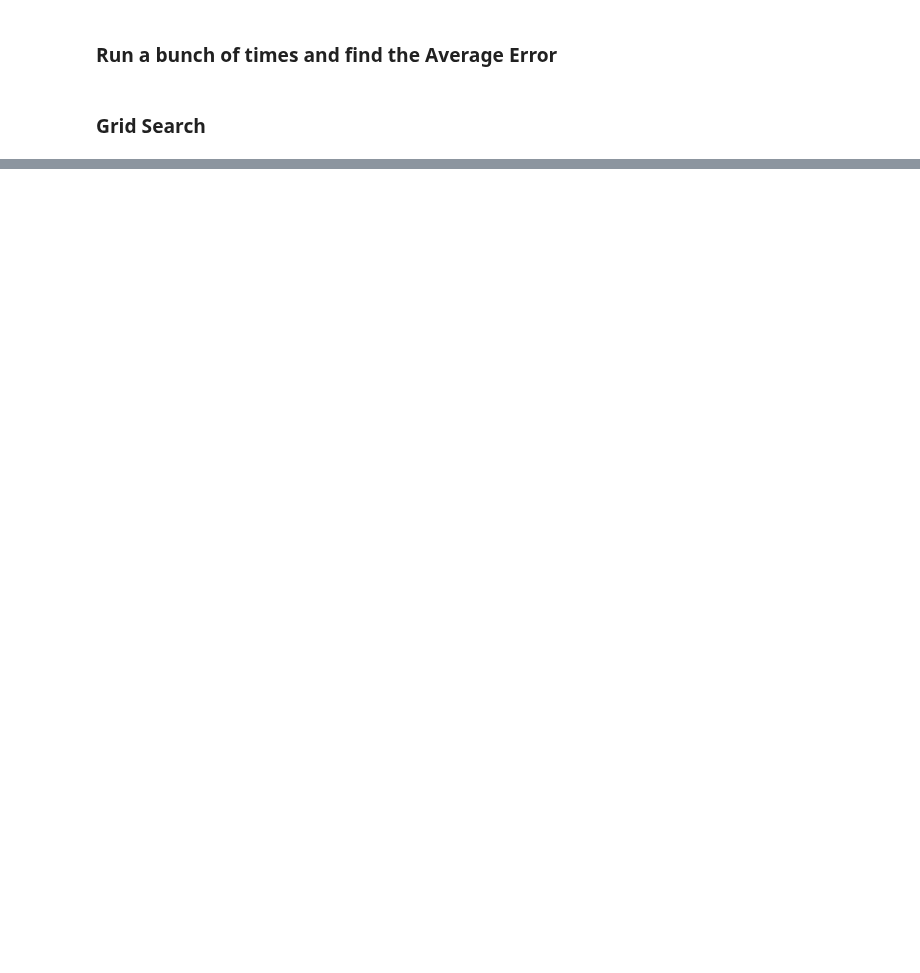
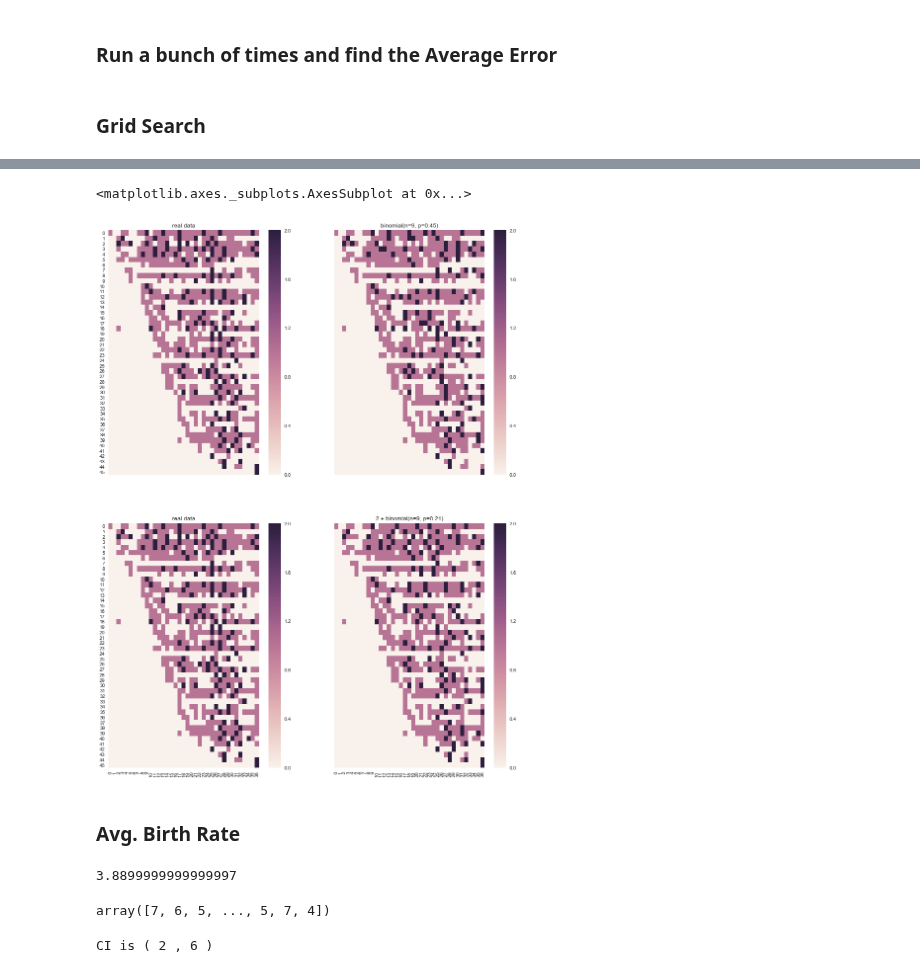
Before and after one commit to Edderic/mics-whales, a Jupyter notebook: mics-whales.ipynb, the cells around one changed output, grey strips where cells are left out. Cells and saved outputs as stored; diff of their text form; code cells hidden in the pictures; blank space fills up the shorter version.

```diff
--- a/mics-whales.ipynb
+++ b/mics-whales.ipynb
@@ -464,0 +422,29 @@ pd.DataFrame(errors).sort_values(by='error')
+# %%
+
+# plt.figure(figsize=(20,20))
+fig, ax = plt.subplots(2, 2, sharex='col', sharey='row', figsize=(15,20))
+
+ax[0,0].set_title('real data')
+ax[0,0].set_ylabel('whale')
+sns.heatmap(rows_with_observed_births.as_matrix(),ax=ax[0,0])
+
+ax[1,0].set_title('real data')
+ax[1,0].set_ylabel('whale')
+sns.heatmap(rows_with_observed_births.as_matrix(),ax=ax[1,0])
+
+
+ax[0,1].set_title('binomial(n=9, p=0.45)')
+sns.heatmap(generate_and_hide(binomial_n=9, binomial_p=0.45),ax=ax[0,1])
+
+ax[1,1].set_title('2 + binomial(n=9, p=0.21)')
+sns.heatmap(generate_and_hide(binomial_n=9, binomial_p=0.21, binomial_offset=True),ax=ax[1,1])
+# %% [output]
+<matplotlib.axes._subplots.AxesSubplot at 0x...>
+[figure, added]
+# %% [markdown]
+### Avg. Birth Rate
+# %%
+# 2 is the offset, np is the average of binomial with parameters n & p
+2 + 9*0.21
+# %% [output]
+3.8899999999999997
@@ -464,0 +455,8 @@ pd.DataFrame(errors).sort_values(by='error')
+# %%
+samples
+# %% [output]
+array([7, 6, 5, ..., 5, 7, 4])
+# %%
+print('CI is (', np.sort(samples)[250], ',', np.sort(samples)[10000-250], ')')
+# %% [output]
+CI is ( 2 , 6 )
```
Also changed, not shown: parts of 25 cells of this notebook.
